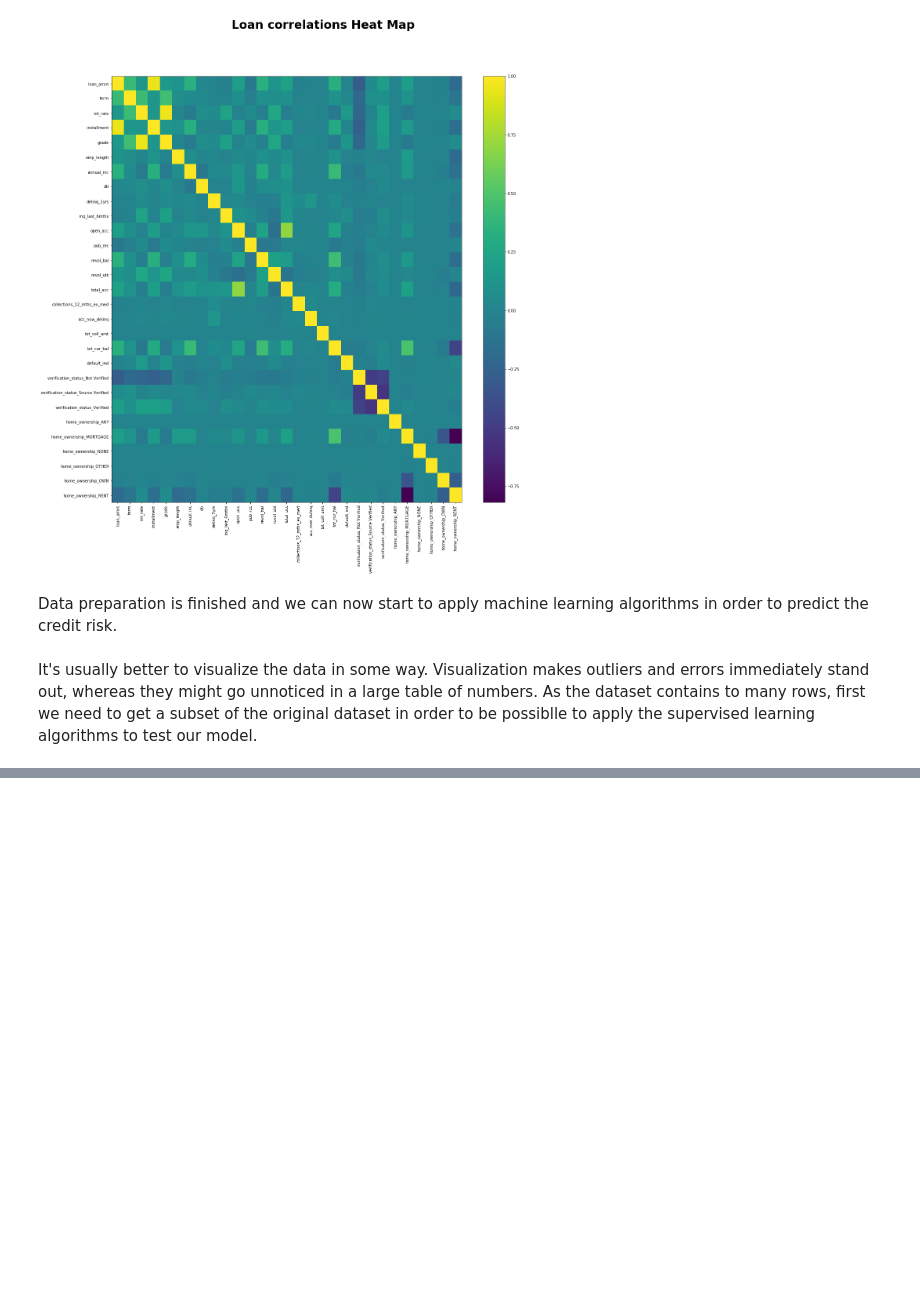
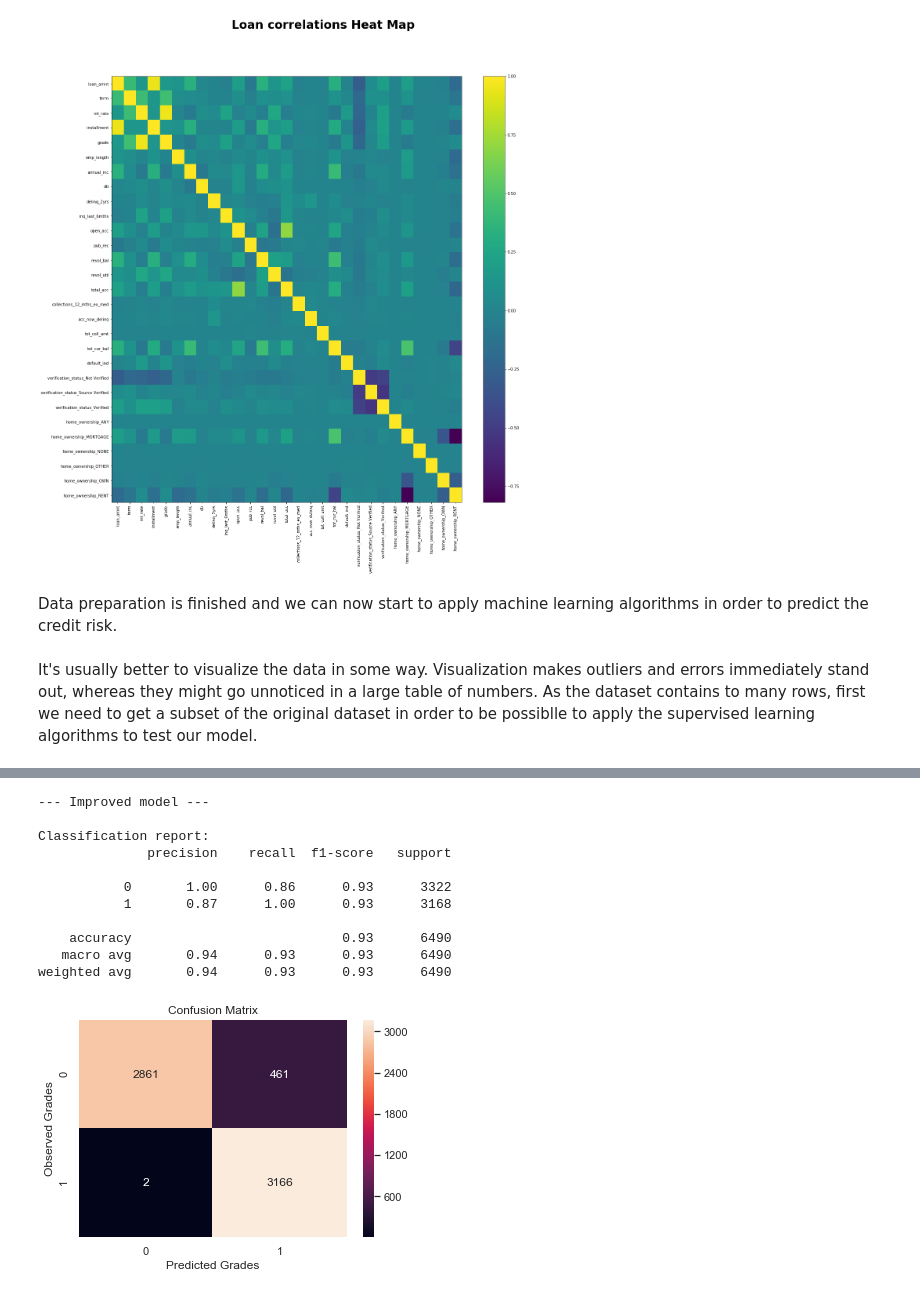
Before and after one commit to pedrovponte/IART-g39, a Jupyter notebook: proj2/src/credit_risk_analysis.ipynb, the cells around one changed output, grey strips where cells are left out. Cells and saved outputs as stored; diff of their text form; code cells hidden in the pictures; blank space fills up the shorter version.

```diff
--- a/proj2/src/credit_risk_analysis.ipynb
+++ b/proj2/src/credit_risk_analysis.ipynb
@@ -812,0 +710,2 @@ Max:  0.9514018691588785
+# %%
+credit_data_subset = credit_data.sample(frac=0.02)
@@ -812,0 +818,16 @@ Max:  0.9514018691588785
+# %%
+parameter_grid = {'criterion': ['gini', 'entropy'],
+                  'splitter': ['best', 'random'],
+                  'max_depth': range(10, 20),
+                  'max_features': range(10,20)}
+
+grid_search = GridSearchCV(DecisionTreeClassifier(),
+                           param_grid=parameter_grid,
+                           cv=10,
+                           verbose=4,
+                           n_jobs=-1)
+
+grid_search.fit(X_train, y_train)
+print('Best score: {}'.format(grid_search.best_score_))
+print('Best parameters: {}'.format(grid_search.best_params_))
+print('Best estimator: {}'.format(grid_search.best_estimator_))
@@ -812,0 +858,34 @@ Max:  0.9514018691588785
+# %%
+decision_tree_classifier = grid_search.best_estimator_
+dtc_prediction = decision_tree_classifier.predict(X_test)
+
+best_dtc_classification_report = classification_report(y_test, dtc_prediction, output_dict=True)
+
+print("--- Improved model ---\n")
+print(f"Classification report:\n{classification_report(y_test, dtc_prediction)}\n")
+
+sb.set(font_scale=1.0)
+
+ax = plt.subplot()
+
+confusion_matrix_dtc = confusion_matrix(y_test, dtc_prediction)
+
+sb.heatmap(confusion_matrix_dtc, annot=True, ax=ax, fmt="g")
+
+ax.set_xlabel('Predicted Grades');
+ax.set_ylabel('Observed Grades');
+ax.set_title('Confusion Matrix');
+plt.show()
+# %% [output]
+--- Improved model ---
+
+Classification report:
+              precision    recall  f1-score   support
+
+           0       1.00      0.86      0.93      3322
+           1       0.87      1.00      0.93      3168
+
+    accuracy                           0.93      6490
+   macro avg       0.94      0.93      0.93      6490
+weighted avg       0.94      0.93      0.93      6490
+[figure, added]
```
Also changed, not shown: parts of 46 cells of this notebook.
